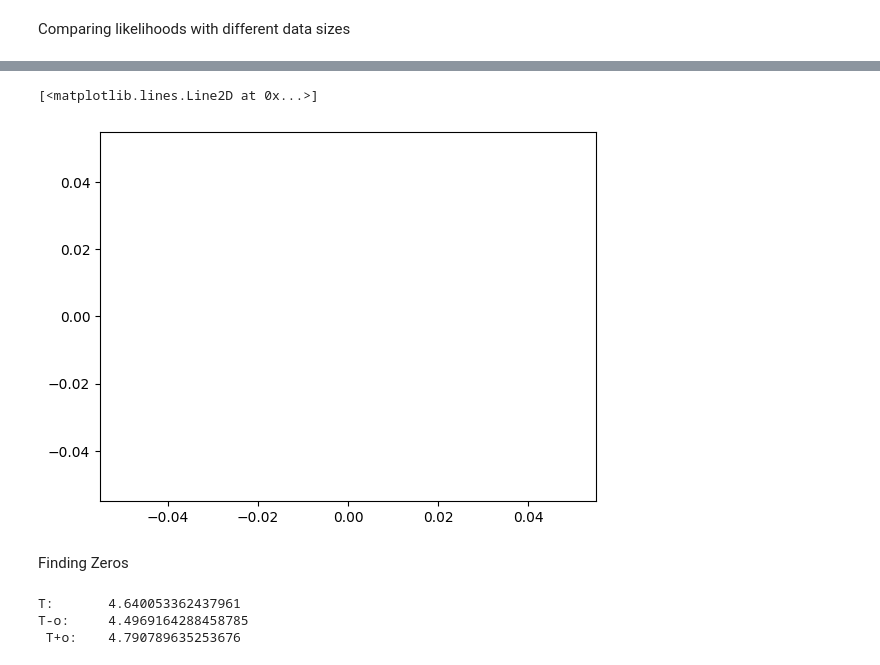
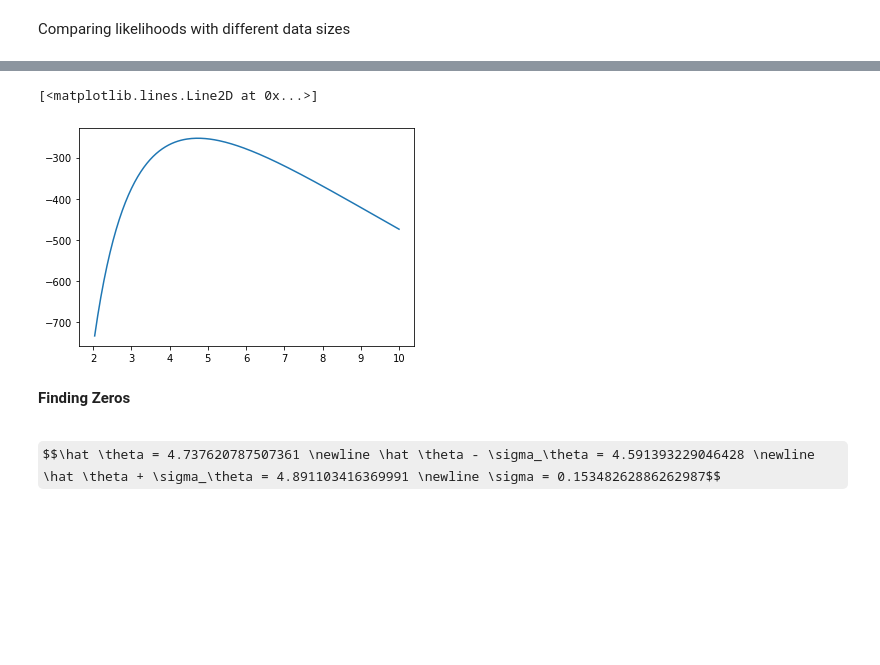
Before and after one commit to Yehan-Edirisinghe/Labo_cal, a Jupyter notebook: lecture_9/note.ipynb, the cells around one changed output, grey strips where cells are left out. Cells and saved outputs as stored; diff of their text form; code cells hidden in the pictures; some formulas as TeX source; blank space fills up the shorter version.

```diff
--- a/lecture_9/note.ipynb
+++ b/lecture_9/note.ipynb
@@ -43,0 +46,3 @@ Mean of the data 4.640445051860667
+# %%
+def likelihood(dati,t):
+    return np.prod([10*np.exp(-i/t)/t for i in dati])
@@ -44,5 +72,2 @@ Mean of the data 4.640445051860667
 # %% [markdown]
 Comparing likelihoods with different data sizes
-# %%
-def likelihood(dati,t):
-    return np.prod([np.exp(-i/t)/t for i in dati])
@@ -112,4 +128,4 @@ Comparing sum and product difference log likelihood
 # %%
-t_range = np.linspace(1,5,1000) #range of t0 values
+t_range = np.linspace(1,10,200) #range of t0 values
 # %%
 def loglikelihoodProd(dati,t):
@@ -120,12 +135,12 @@ a = [loglikelihood(dati,i) for i in t_range]
 # %%
-b = [loglikelihoodProd(dati,i) for i in t_range]
+prod = [loglikelihoodProd(dati,j) for j in t_range]
 # %%
-plt.plot(t_range,b)
+plt.plot(t_range,prod)
 # %% [output]
 [<matplotlib.lines.Line2D at 0x...>]
-[figure, old version]
+[figure, new version]
-# %% [markdown]
-Finding Zeros
+# %% [markdown]
+**Finding Zeros**
 # %%
 def zeros(func,dati,xmin,xmax,prec=.001):
 
@@ -157,11 +172,9 @@ x_max,y_max = max_sez_aurea(dati,loglikelihood,t_range)
 l = [loglikelihood(dati,t)-y_max+0.5 for t in t_range]
 
 z = zero1 , zero2 = zeros(loglikelihood,dati,a,x_max) , zeros(loglikelihood,dati,x_max,b)
-
-print("T:\t",x_max)
-print("T-o:\t",zero1,'\n',"T+o:\t",zero2)
+sigma = zero2-x_max
-# %% [output]
-T:       4.640053362437961
-T-o:     4.4969164288458785
- T+o:    4.790789635253676
+# %%
+Latex(f"$$\\hat \\theta = {x_max} \\newline \\hat \\theta - \\sigma_\\theta = {zero1} \\newline \\hat \\theta + \\sigma_\\theta = {zero2} \\newline \\sigma = {sigma}$$")
+# %% [output]
+$$\hat \theta = 4.737620787507361 \newline \hat \theta - \sigma_\theta = 4.591393229046428 \newline \hat \theta + \sigma_\theta = 4.891103416369991 \newline \sigma = 0.15348262886262987$$
 # %%
```
Also changed, not shown: parts of 23 cells of this notebook.
